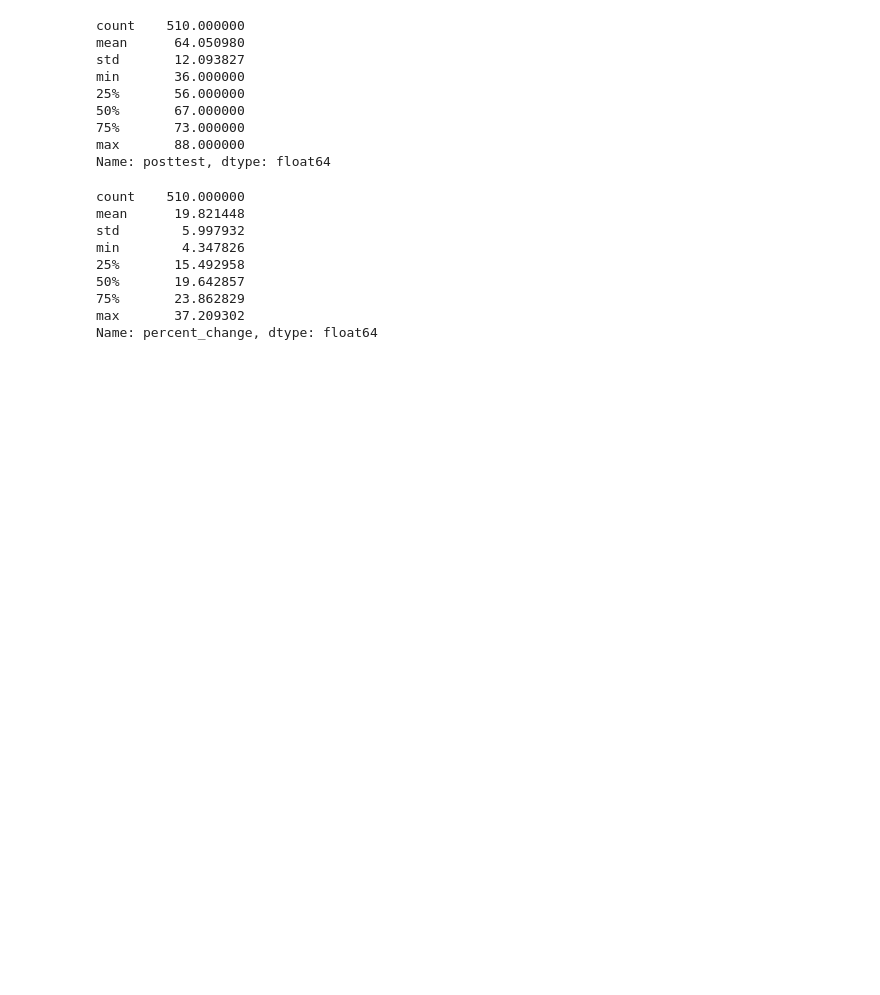
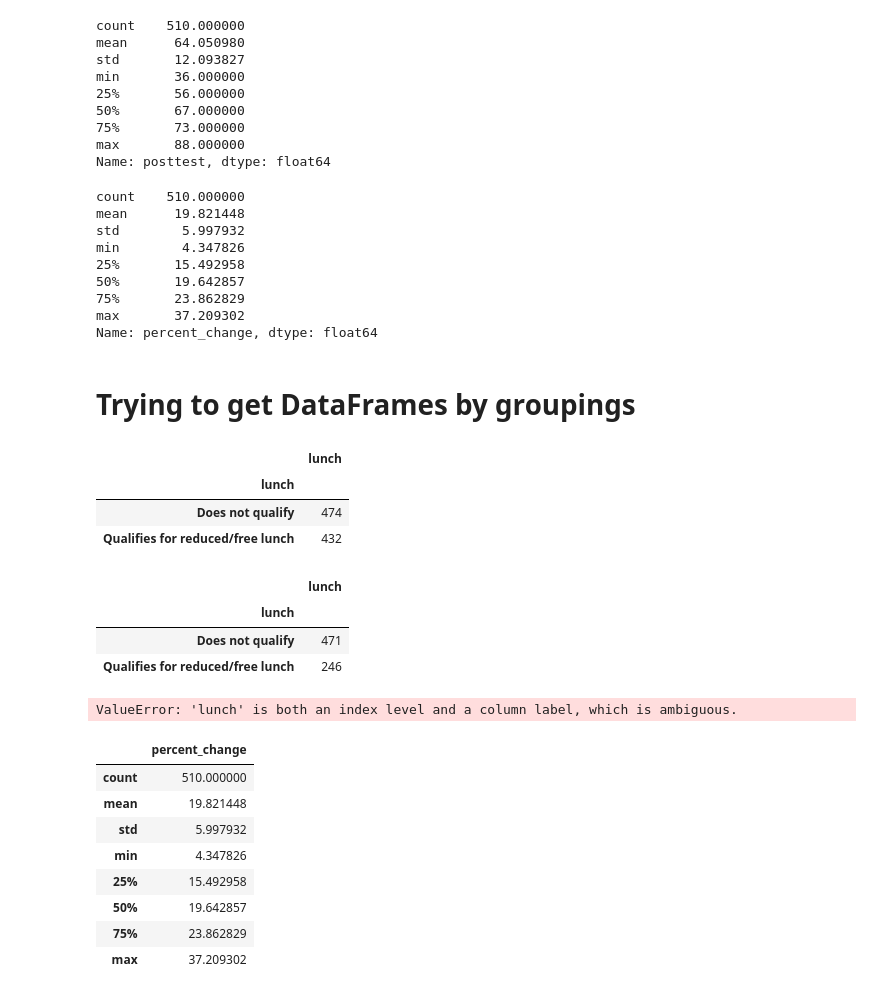
Before and after one commit to yangsue47/School_Is_Cool, a Jupyter notebook: Sandbox/Pa/test_scores_EDA.ipynb, the cells around one changed output. Drawn from its saved outputs; the diff is of its cells as text; code cells hidden in the pictures; blank space fills up the shorter version.

```diff
--- a/Sandbox/Pa/test_scores_EDA.ipynb
+++ b/Sandbox/Pa/test_scores_EDA.ipynb
@@ -395,3 +395,39 @@ min        4.347826
 75%       23.862829
 max       37.209302
 Name: percent_change, dtype: float64
+# %% [markdown]
+# Trying to get DataFrames by groupings
+# %%
+urban_lunch_df = pd.DataFrame(urban_df.groupby('lunch')['lunch'].count())
+urban_lunch_df
+# %% [output]
+|  | lunch |
+| lunch |  |
+| Does not qualify | 474 |
+| Qualifies for reduced/free lunch | 432 |
+# %%
+suburban_lunch_df = pd.DataFrame(suburban_df.groupby('lunch')['lunch'].count())
+suburban_lunch_df
+# %% [output]
+|  | lunch |
+| lunch |  |
+| Does not qualify | 471 |
+| Qualifies for reduced/free lunch | 246 |
+# %%
+lunch_df = pd.merge(pd.merge(urban_lunch_df,suburban_lunch_df,on='lunch'))
+lunch_df
+# %% [output]
+ValueError: 'lunch' is both an index level and a column label, which is ambiguous.
+# %%
+rural_percent = pd.DataFrame(rural_df['percent_change'].describe())
+rural_percent
+# %% [output]
+|  | percent_change |
+| count | 510.000000 |
+| mean | 19.821448 |
+| std | 5.997932 |
+| min | 4.347826 |
+| 25% | 15.492958 |
+| 50% | 19.642857 |
+| 75% | 23.862829 |
+| max | 37.209302 |
```
Also changed, not shown: parts of 2 cells of this notebook, 3 other files.
